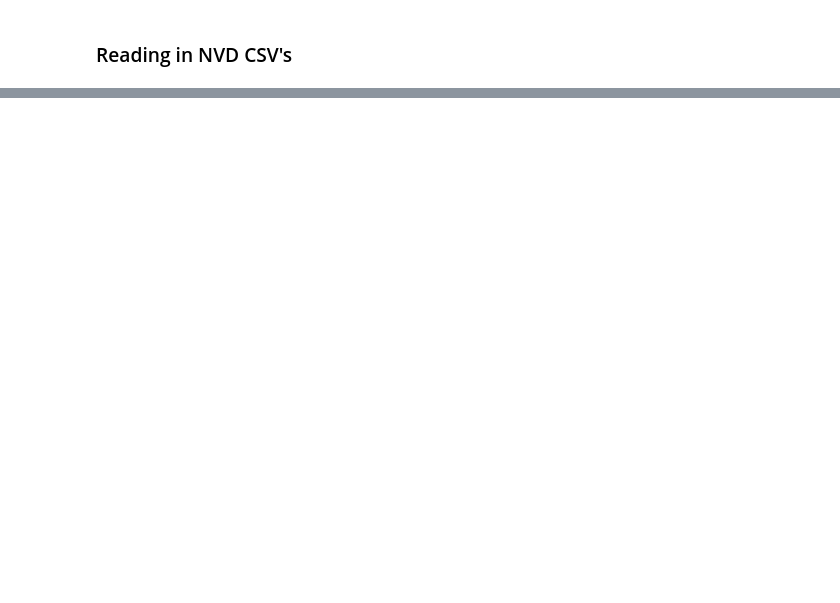
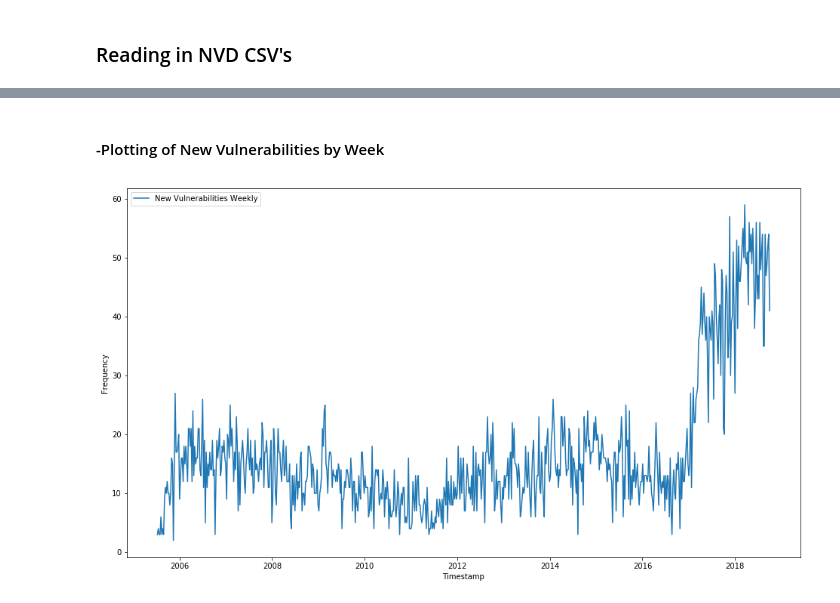
Before and after one commit to UNCG-CSE/Open_Source_Vul_Metrics, a Jupyter notebook: src/(GW Project pt.2) Correlation between spike in releases and new vulnerabilities.ipynb, the cells around one changed output, grey strips where cells are left out. Saved outputs shown, nothing was run; the diff lists cells and outputs as text; code cells hidden in the pictures; blank space fills up the shorter version.

```diff
--- a/src/(GW Project pt.2) Correlation between spike in releases and new vulnerabilities.ipynb
+++ b/src/(GW Project pt.2) Correlation between spike in releases and new vulnerabilities.ipynb
@@ -69,0 +50,24 @@ df_NVD_hash
+# %%
+def import_nvd():
+    path = '../../DataScienceData/NVDDataset/'
+    all_nvds = glob.glob(path+'*.json')
+    l = []
+
+    for filename in all_nvds:
+        nvd_df = pd.read_json(filename)
+        nvd_df = clean_nvd(nvd_df)
+        l.append(nvd_df)
+
+    return pd.concat(l, ignore_index=True)
+
+def clean_nvd(df):
+    df = json_normalize(df['CVE_Items'])
+    df = df[['cve.CVE_data_meta.ID', 'publishedDate', 'impact.baseMetricV2.cvssV2.baseScore']]
+    df.columns = ['cve_id', 'published_date', 'base_score']
+    df['published_date'] = df['published_date'].apply(lambda x: dt.datetime.strptime(x,'%Y-%m-%dT%H:%MZ'))
+    df = df[(df['published_date'] >= '2005-07-07') & (df['published_date'] < '2018-10-01')]
+
+    return df
+# %%
+vulns = import_nvd()
+print(vulns.head())
@@ -69,0 +103,4 @@ df_NVD_hash
+# %%
+vulnsWeekCount = pd.DataFrame()
+vulnsWeekCount['count'] = vulns['published_date'].value_counts().resample('w').apply('count')
+vulnsWeekCount.head()
@@ -69,0 +114,11 @@ df_NVD_hash
+# %% [markdown]
+#### -Plotting of New Vulnerabilities by Week
+# %%
+#vulnsWeekCount.plot()
+plt.plot(vulnsWeekCount, label='New Vulnerabilities Weekly')
+plt.legend(loc='upper left')
+plt.xlabel('Timestamp')
+plt.ylabel('Frequency')
+plt.show()
+# %% [output]
+[figure, added]
```
Also changed, not shown: parts of 29 cells of this notebook.
